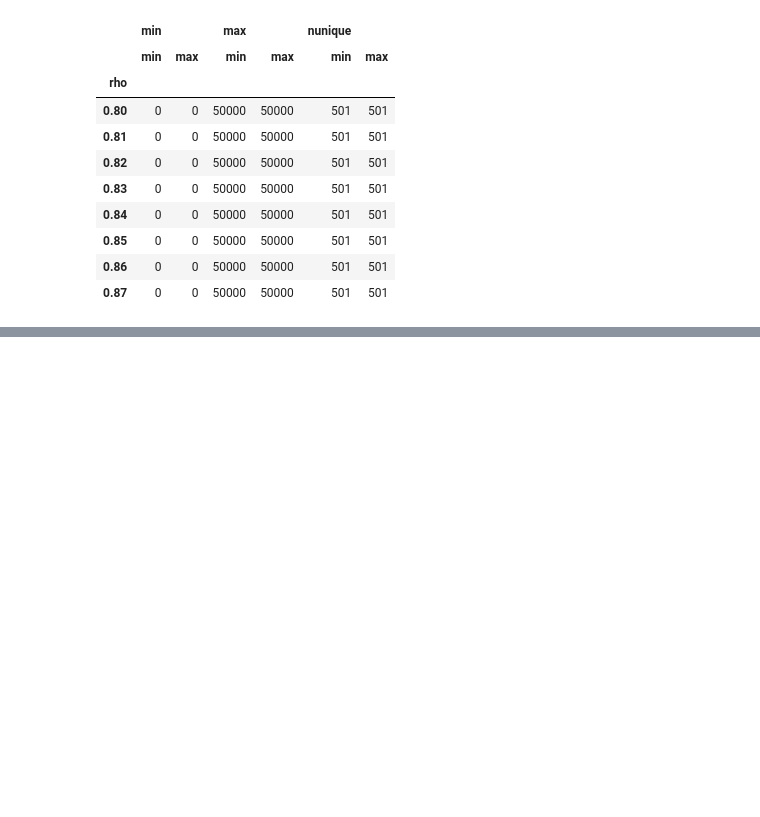
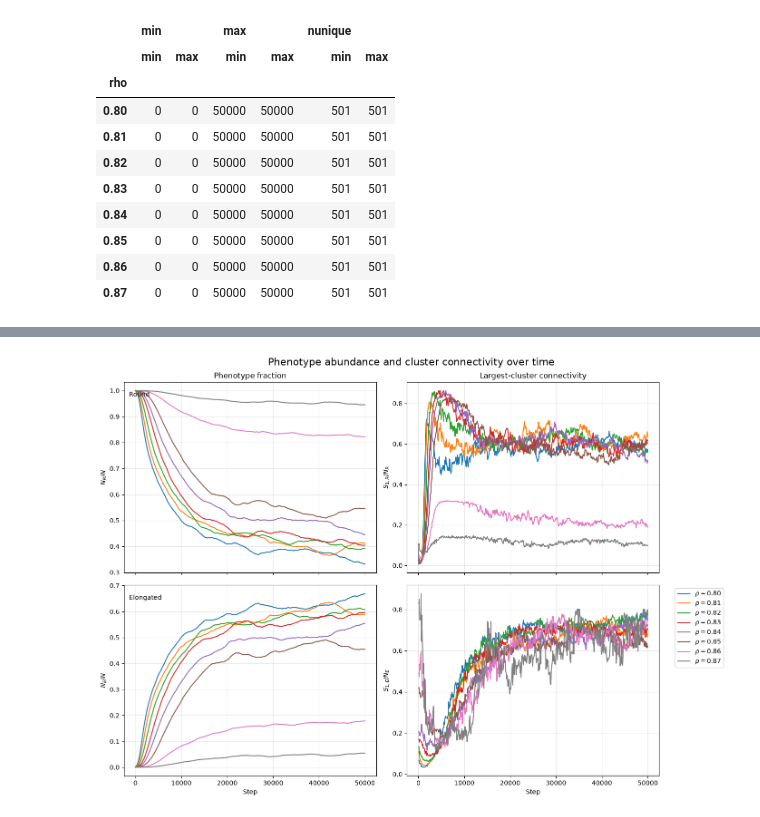
Before and after one commit to gonzaloangaut/oncostreams_analysis_triangular, a Jupyter notebook: clusters_analysis.ipynb, the cells around one changed output, grey strips where cells are left out. Drawn from its saved outputs; the diff is of its cells as text; code cells hidden in the pictures; blank space fills up the shorter version.

```diff
--- a/clusters_analysis.ipynb
+++ b/clusters_analysis.ipynb
@@ -281,0 +273,97 @@ plt.show()
+# %%
+# Plot the fraction of each phenotype and the fraction of the
+# phenotype in its largest cluster over time for each density
+fig, axs = plt.subplots(
+    2,
+    2,
+    figsize=(14, 10),
+    sharex=True,
+)
+
+phenotypes = ["round", "elongated"]
+
+# For each phenotype, plot the fraction of each phenotype and the fraction of the
+# phenotype in its largest cluster over time for each density
+for row, phenotype in enumerate(phenotypes):
+
+    df_pheno = cluster_time[
+        cluster_time["phenotype"] == phenotype
+    ]
+
+    for rho, df_rho in df_pheno.groupby("rho"):
+
+        # Fraction of cells of the phenotype
+        axs[row, 0].plot(
+            df_rho["step"],
+            df_rho["fraction_phenotype_mean"],
+            label=fr"$\rho={rho:.2f}$",
+        )
+
+        # Fraction of the phenotype in its largest cluster
+        axs[row, 1].plot(
+            df_rho["step"],
+            df_rho["S1_over_Nphenotype_mean"],
+            label=fr"$\rho={rho:.2f}$",
+        )
+
+
+axs[0, 0].set_title("Phenotype fraction")
+axs[0, 1].set_title("Largest-cluster connectivity")
+
+axs[0, 0].set_ylabel(r"$N_R/N$")
+axs[0, 1].set_ylabel(r"$S_{1,R}/N_R$")
+
+axs[1, 0].set_ylabel(r"$N_E/N$")
+axs[1, 1].set_ylabel(r"$S_{1,E}/N_E$")
+
+for ax in axs[1, :]:
+    ax.set_xlabel("Step")
+
+for ax in axs.flat:
+    ax.grid(alpha=0.3)
+
+# Add text labels to the subplots
+axs[0, 0].text(
+    0.02,
+    0.95,
+    "Round",
+    transform=axs[0, 0].transAxes,
+    va="top",
+)
+
+# Add text labels to the subplots
+axs[1, 0].text(
+    0.02,
+    0.95,
+    "Elongated",
+    transform=axs[1, 0].transAxes,
+    va="top",
+)
+
+# Add legends to the subplots
+axs[1, 1].legend(
+    bbox_to_anchor=(1.05, 1),
+    loc="upper left",
+)
+
+graph_title = "Phenotype abundance and cluster connectivity over time"
+fig.suptitle(graph_title, fontsize=16)
+
+rout_title = graph_title.lower().replace(" ", "_")
+
+folder_name = "figures/clusters"
+
+if not os.path.exists(folder_name):
+    os.makedirs(folder_name)
+
+plt.tight_layout()
+
+plt.savefig(
+    f"{folder_name}/{rout_title}.png",
+    dpi=300,
+    bbox_inches="tight",
+)
+
+plt.show()
+# %% [output]
+[figure, added]
```
Also changed, not shown: parts of 13 cells of this notebook, 5 other files.
